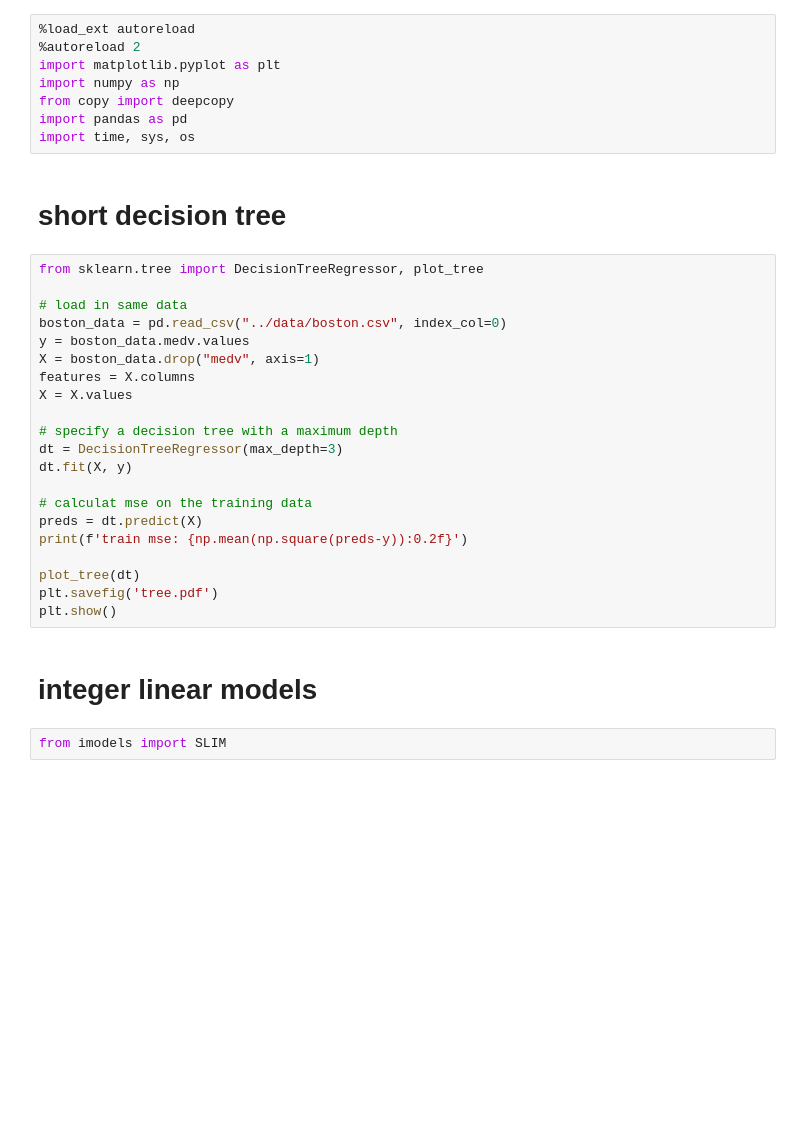
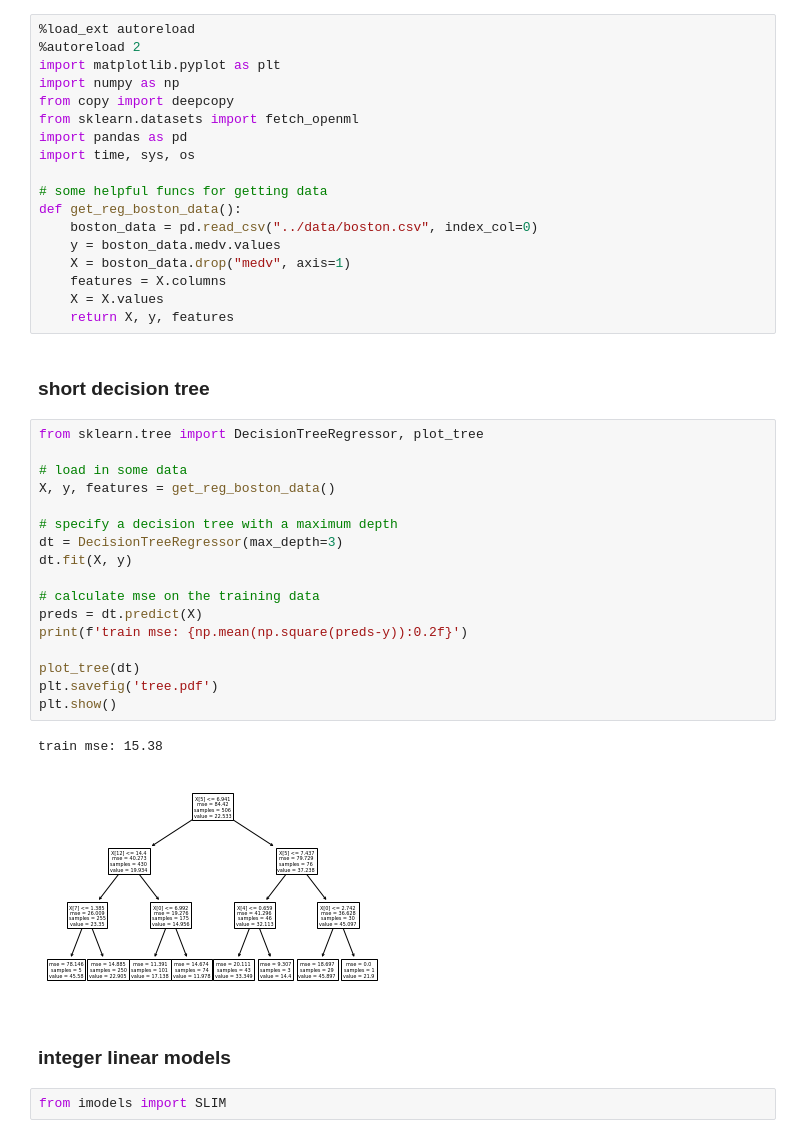
Before and after one commit to csinva/imodels, a Jupyter notebook: notebooks/1_model_based.ipynb, the cells around one changed output. Drawn from its saved outputs; the diff is of its cells as text; blank space fills up the shorter version.

```diff
--- a/notebooks/1_model_based.ipynb
+++ b/notebooks/1_model_based.ipynb
@@ -4,33 +4,42 @@
 import matplotlib.pyplot as plt
 import numpy as np
 from copy import deepcopy
+from sklearn.datasets import fetch_openml
 import pandas as pd
 import time, sys, os
+
+# some helpful funcs for getting data
+def get_reg_boston_data():
+    boston_data = pd.read_csv("../data/boston.csv", index_col=0)
+    y = boston_data.medv.values
+    X = boston_data.drop("medv", axis=1)
+    features = X.columns
+    X = X.values
+    return X, y, features
 # %% [markdown]
-# short decision tree
+### short decision tree
 # %%
 from sklearn.tree import DecisionTreeRegressor, plot_tree
 
-# load in same data
-boston_data = pd.read_csv("../data/boston.csv", index_col=0)
-y = boston_data.medv.values
-X = boston_data.drop("medv", axis=1)
-features = X.columns
-X = X.values
+# load in some data
+X, y, features = get_reg_boston_data()
 
 # specify a decision tree with a maximum depth
 dt = DecisionTreeRegressor(max_depth=3)
 dt.fit(X, y)
 
-# calculat mse on the training data
+# calculate mse on the training data
 preds = dt.predict(X)
 print(f'train mse: {np.mean(np.square(preds-y)):0.2f}')
 
 plot_tree(dt)
 plt.savefig('tree.pdf')
 plt.show()
+# %% [output]
+train mse: 15.38
+[figure, added]
 # %% [markdown]
-# integer linear models
+### integer linear models
 # %%
 from imodels import SLIM
 # %%
```
Also changed, not shown: parts of 8 cells of this notebook, 13 other files.
